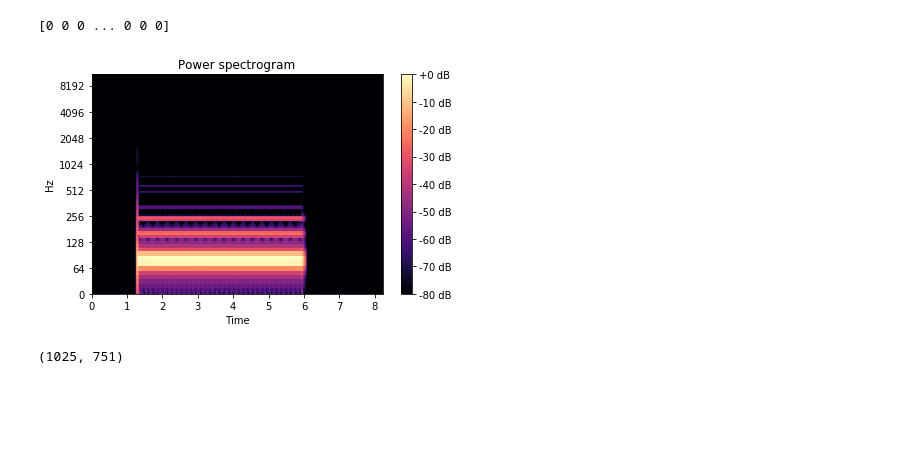
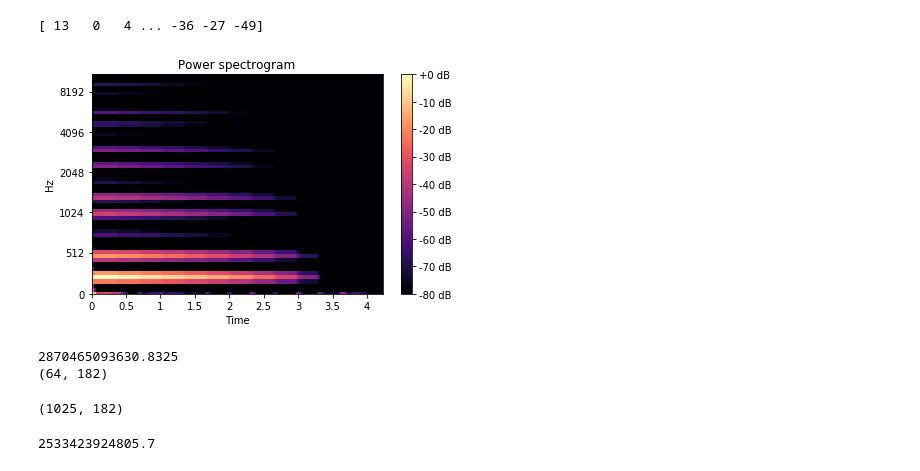
Before and after one commit to JoeCleveland/Synthavinci, a Jupyter notebook: AdditiveSynth.ipynb, the cells around one changed output. Drawn from its saved outputs; the diff is of its cells as text; code cells hidden in the pictures; blank space fills up the shorter version.

```diff
--- a/AdditiveSynth.ipynb
+++ b/AdditiveSynth.ipynb
@@ -47,22 +48,32 @@ def readwav(file):
     array = _wav2array(nchannels, sampwidth, data)
     return rate, sampwidth, array
 # %%
-audio = readwav('/Users/josephcleveland/Desktop/PURE.wav')[2]
+audio = readwav('C:/Users/arshi/Downloads/1980s-Casio-Piano-C5.wav')[2]
 print(audio.T[0])
 audio = audio.astype(np.floating)
 # %% [output]
-[0 0 0 ... 0 0 0]
+[ 13   0   4 ... -36 -27 -49]
 # %%
-D = np.abs(librosa.stft(audio.T[0]))
+D = np.abs(librosa.feature.melspectrogram(audio.T[0], n_mels=64, fmax=2048))
 librosa.display.specshow(librosa.amplitude_to_db(D,
                         ref=np.max),
-                          y_axis='log', x_axis='time')
+                          y_axis='mel', x_axis='time')
 plt.title('Power spectrogram')
 plt.colorbar(format='%+2.0f dB')
 plt.tight_layout()
 # %% [output]
-[figure, old version]
+[figure, new version]
+# %%
+print(np.amax(D[:,10],axis=0))
+print(D.shape)
+# %% [output]
+2870465093630.8325
+(64, 182)
 # %%
-print(spect.shape)
+print(D.shape)
 # %% [output]
-(1025, 751)
+(1025, 182)
+# %%
+D[:,40].max()
+# %% [output]
+2533423924805.7
```
Also changed, not shown: parts of 15 cells of this notebook.
